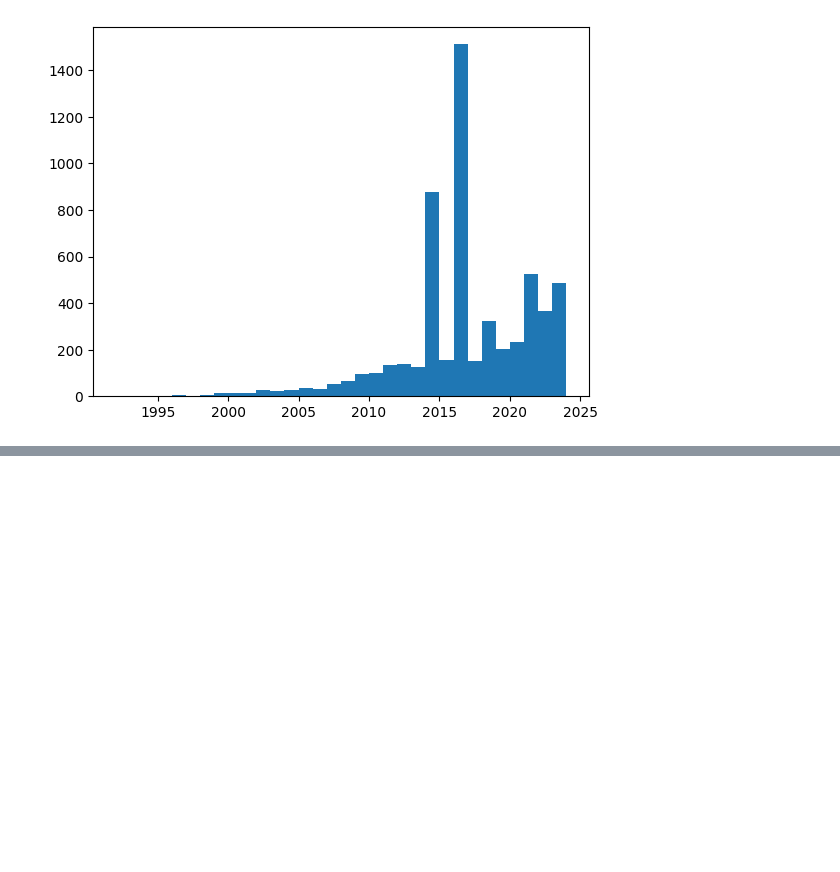
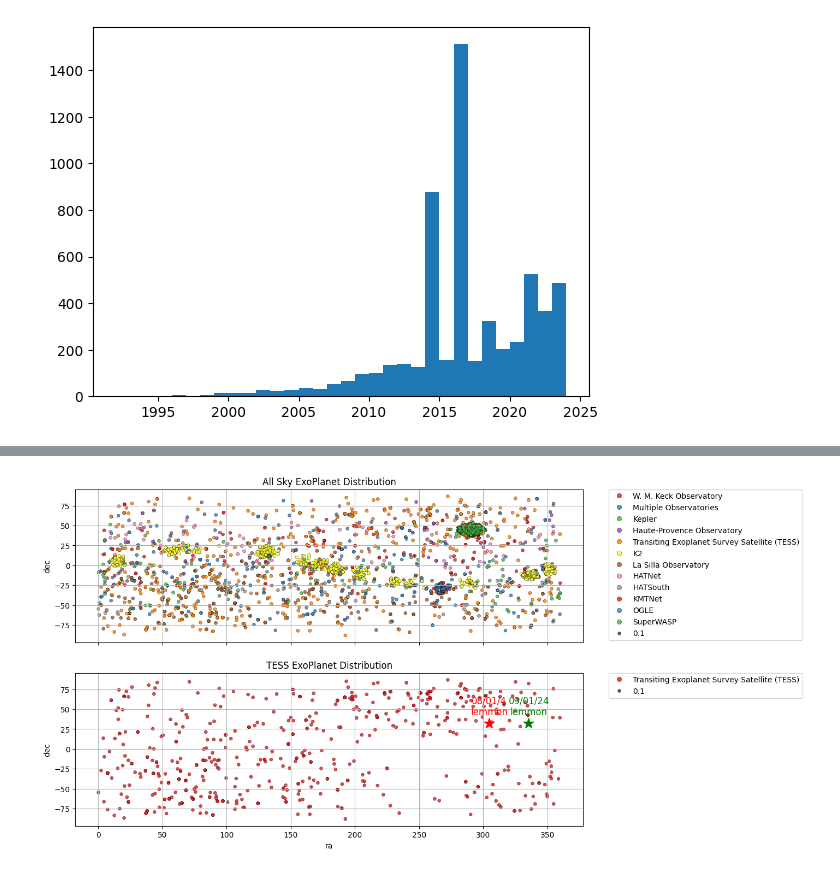
Before and after one commit to sophia268238/astronomy_ml, a Jupyter notebook: notebooks/exo_planet_stat.ipynb, the cells around one changed output, grey strips where cells are left out. Cells and saved outputs as stored; diff of their text form; code cells hidden in the pictures; blank space fills up the shorter version.

```diff
--- a/notebooks/exo_planet_stat.ipynb
+++ b/notebooks/exo_planet_stat.ipynb
@@ -44,0 +48,20 @@ plt.grid()
+# %%
+fig, axes = plt.subplots(2, 1, figsize=(12, 8), sharex=True)  # 2x2 grid of subplots
+top_published = published[(published['disc_facility'].isin(by_disc_facility['disc_facility']))]
+tess = published[(published['disc_facility']== 'Transiting Exoplanet Survey Satellite (TESS)')]
+
+sns.scatterplot(ax=axes[0], data=top_published, x='ra', y='dec', hue='disc_facility', palette='Set1', edgecolor='k', size=0.1, alpha=.8, legend=True)
+axes[0].legend(bbox_to_anchor=(1.05, 1), loc='upper left', borderaxespad=0.)
+axes[0].set_title("All Sky ExoPlanet Distribution")
+axes[0].grid()
+sns.scatterplot(ax=axes[1], data=tess, x='ra', y='dec', hue='disc_facility', palette='Set1', edgecolor='k', size=0.1, alpha=.8, legend=True)
+axes[1].legend(bbox_to_anchor=(1.05, 1), loc='upper left', borderaxespad=0.)
+axes[1].set_title("TESS ExoPlanet Distribution")
+
+axes[1].text(304.6, 40, '08/01/4\nlemmon', fontsize=12, ha='center', va='bottom', color='red')
+axes[1].scatter(304.6, 32.44, color='red', marker='*', s=200)  # s is the size of the marker
+axes[1].text(335.6, 40, '09/01/24\nlemmon', fontsize=12, ha='center', va='bottom', color='green')
+axes[1].scatter(335.1, 32.44, color='green', marker='*', s=200)  # s is the size of the marker
+axes[1].grid()
+# %% [output]
+[figure, added]
```
Also changed, not shown: parts of 8 cells of this notebook, 1 other file.
